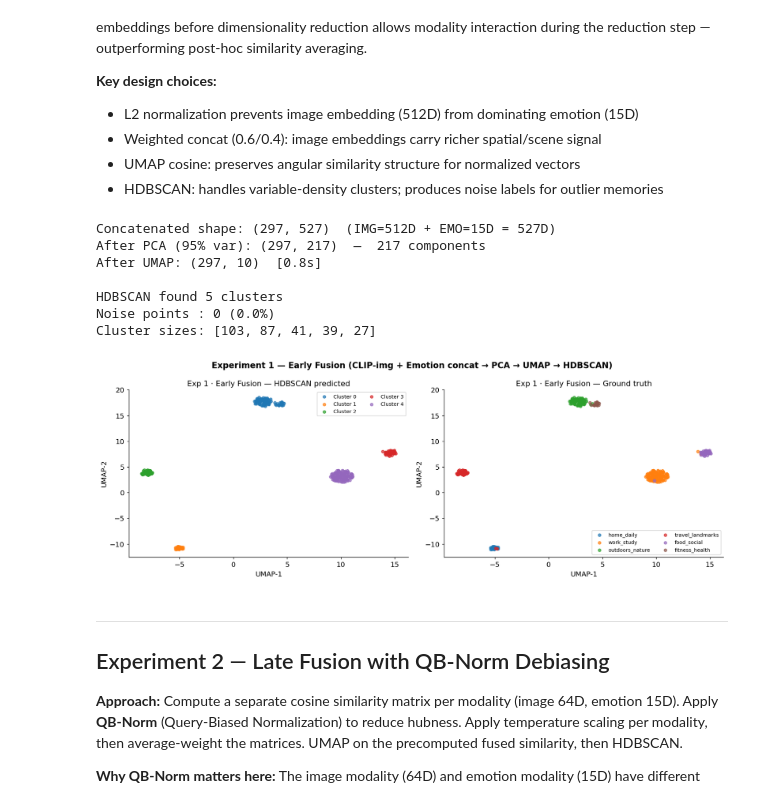
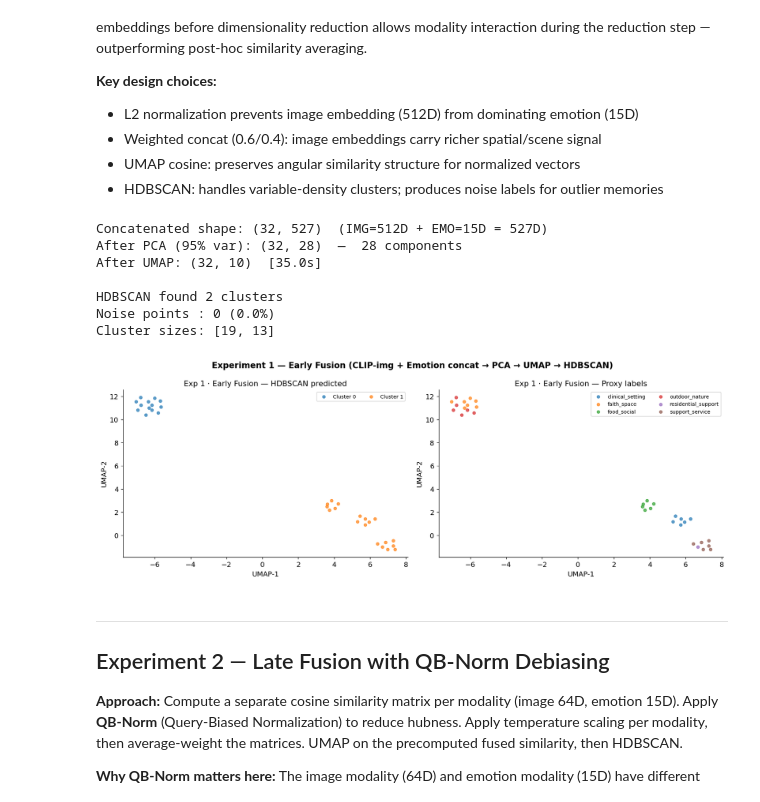
Before and after one commit to KathiraveluLab/DREAMS, a Jupyter notebook: ml_experiments_anish/Phase0 Exp/initial1.ipynb, the cells around one changed output. Cells and saved outputs as stored; diff of their text form; code cells hidden in the pictures.

```diff
--- a/ml_experiments_anish/Phase0 Exp/initial1.ipynb
+++ b/ml_experiments_anish/Phase0 Exp/initial1.ipynb
@@ -67,7 +67,6 @@ print("All packages available.")
 # %% [output]
 All packages available.
 # %%
-
 # ── Imports & global config ────────────────────────────────────────────────────
 import json, warnings, time, math, pathlib, collections
 import numpy as np
@@ -90,7 +89,7 @@ np.random.seed(42)
 
 # ── Paths ──────────────────────────────────────────────────────────────────────
 REPO_ROOT    = pathlib.Path("../..").resolve()          # DREAMS root
-DATASET_PATH = REPO_ROOT / "analysis_pipeline" / "data" / "raw" / "synthetic_dataset4.jsonl"
+DATASET_PATH = REPO_ROOT / "analysis_pipeline" / "data" / "raw" / "synthetic_dataExp0.jsonl"
 
 # ── Plot style ─────────────────────────────────────────────────────────────────
 plt.rcParams.update({
@@ -100,7 +99,7 @@ plt.rcParams.update({
     "axes.spines.right": False,
     "figure.facecolor": "white",
 })
-PALETTE = sns.color_palette("tab10", 6)
+PALETTE = sns.color_palette("tab10", 10)
 
 print("Imports done.")
 print(f"Dataset path: {DATASET_PATH}")
@@ -231,7 +259,6 @@ Dataset loaded and verified.
 - UMAP cosine: preserves angular similarity structure for normalized vectors
 - HDBSCAN: handles variable-density clusters; produces noise labels for outlier memories
 # %%
-
 # ── Experiment 1: Early Fusion ─────────────────────────────────────────────────
 
 W_IMG  = 0.6    # image modality weight  (richer scene/place signal)
@@ -267,7 +294,7 @@ print(f"After UMAP: {X_umap_early.shape}  [{time.time()-t0:.1f}s]")
 
 # Step 5: HDBSCAN clustering
 hdb_early = hdbscan.HDBSCAN(
-    min_cluster_size=max(5, int(0.08 * len(records))),   # ~8% = 19 here
+    min_cluster_size=max(5, int(0.08 * len(records))),   # ~8%
     min_samples=5,
     metric="euclidean",
     cluster_selection_method="eom",
@@ -285,44 +312,44 @@ print(f"Cluster sizes: {sorted(collections.Counter(labels_early[labels_early!=-1
 # Step 6: 2-D UMAP for visualization only
 reducer_2d_early = umap.UMAP(n_neighbors=15, min_dist=0.1, n_components=2,
                               metric="cosine", random_state=42, verbose=False)
 X_2d_early = reducer_2d_early.fit_transform(X_pca)
 
 # ── Plot ──────────────────────────────────────────────────────────────────────
 fig, (ax1, ax2) = plt.subplots(1, 2, figsize=(14, 5))
 
 # Predicted labels
 for lbl in sorted(set(labels_early)):
     mask = labels_early == lbl
-    color = "lightgrey" if lbl == -1 else PALETTE[lbl % 10]
+    color = "lightgrey" if lbl == -1 else PALETTE[lbl % len(PALETTE)]
     label_str = "Noise" if lbl == -1 else f"Cluster {lbl}"
     ax1.scatter(X_2d_early[mask, 0], X_2d_early[mask, 1],
                 c=[color], s=20, alpha=0.7, label=label_str)
 ax1.set_title("Exp 1 · Early Fusion — HDBSCAN predicted", fontsize=12)
 ax1.legend(fontsize=8, ncol=2)
 ax1.set_xlabel("UMAP-1"); ax1.set_ylabel("UMAP-2")
 
-# Ground truth labels
-for cid in range(6):
+# Ground truth labels (proxy labels derived from location.*)
+for cid in range(len(THEME_LABELS)):
     mask = y_true == cid
     ax2.scatter(X_2d_early[mask, 0], X_2d_early[mask, 1],
-                c=[PALETTE[cid]], s=20, alpha=0.7, label=THEME_LABELS[cid])
-ax2.set_title("Exp 1 · Early Fusion — Ground truth", fontsize=12)
+                c=[PALETTE[cid % len(PALETTE)]], s=20, alpha=0.7, label=THEME_LABELS[cid])
+ax2.set_title("Exp 1 · Early Fusion — Proxy labels", fontsize=12)
 ax2.legend(fontsize=8, ncol=2)
 ax2.set_xlabel("UMAP-1"); ax2.set_ylabel("UMAP-2")
 
 plt.suptitle("Experiment 1 — Early Fusion (CLIP-img + Emotion concat → PCA → UMAP → HDBSCAN)",
              fontweight="bold")
 plt.tight_layout()
 plt.show()
 # %% [output]
-Concatenated shape: (297, 527)  (IMG=512D + EMO=15D = 527D)
-After PCA (95% var): (297, 217)  —  217 components
-After UMAP: (297, 10)  [0.8s]
+Concatenated shape: (32, 527)  (IMG=512D + EMO=15D = 527D)
+After PCA (95% var): (32, 28)  —  28 components
+After UMAP: (32, 10)  [35.0s]
 
-HDBSCAN found 5 clusters
+HDBSCAN found 2 clusters
 Noise points : 0 (0.0%)
-Cluster sizes: [103, 87, 41, 39, 27]
+Cluster sizes: [19, 13]
-[figure, old version]
+[figure, new version]
 # %% [markdown]
 ---
 ## Experiment 2 — Late Fusion with QB-Norm Debiasing
```
Also changed, not shown: parts of 14 cells of this notebook, 32 other files.
